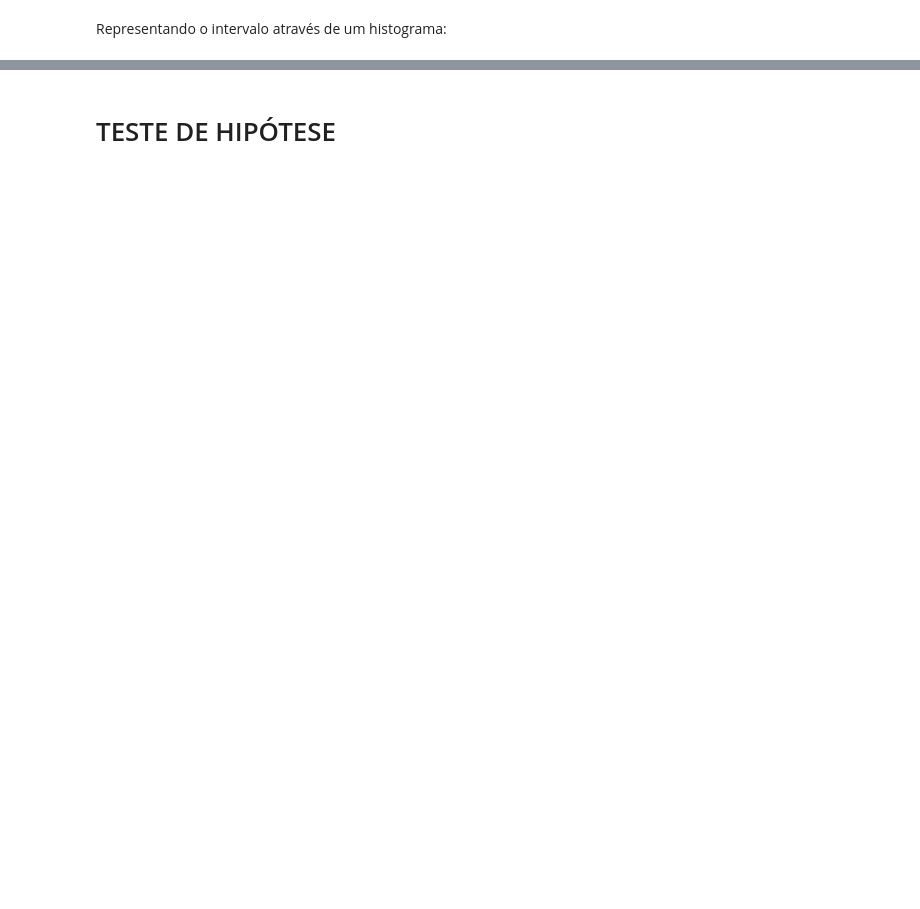
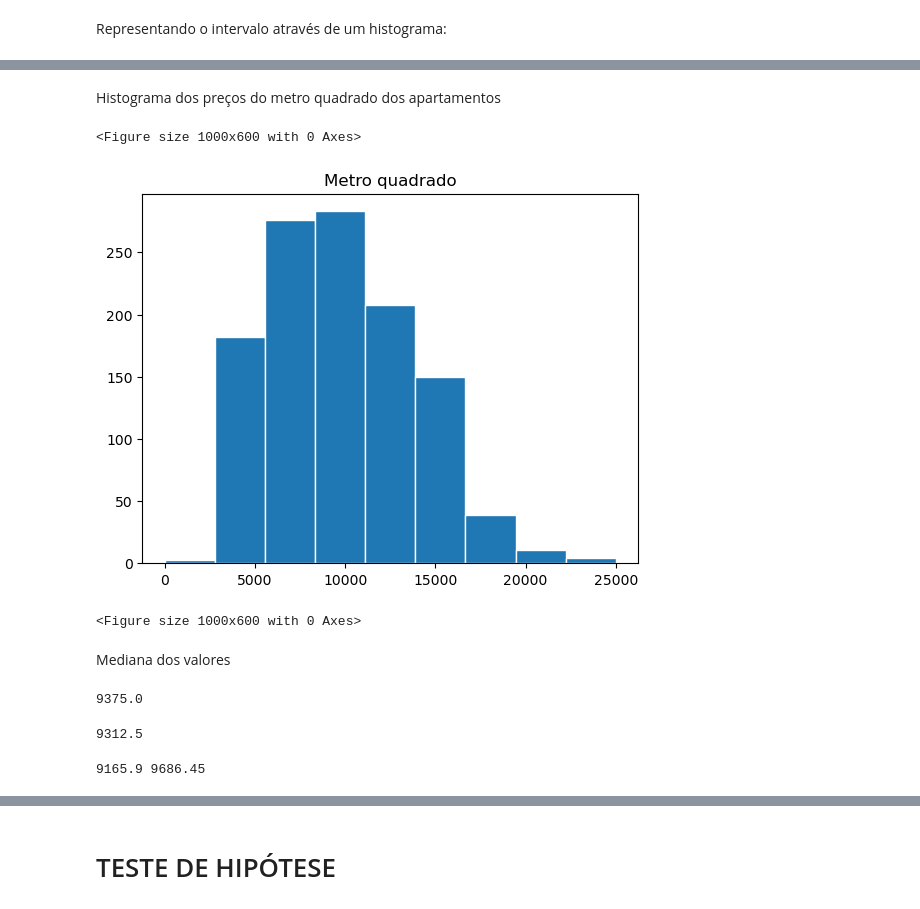
Before and after one commit to arthurlm1234/Estudo-Residencial-BH, a Jupyter notebook: bootstrap.ipynb, the cells around one changed output, grey strips where cells are left out. Saved outputs shown, nothing was run; the diff lists cells and outputs as text; code cells hidden in the pictures; blank space fills up the shorter version.

```diff
--- a/bootstrap.ipynb
+++ b/bootstrap.ipynb
@@ -165,0 +171,4 @@ Chegamos a conclusão, portanto, que, com 95% de confiança, a média do valor d
+# %%
+#Filtrando os imóveis do tipo 'Apartamento'
+dfResidencial = df_com_metro_quadrado[df_com_metro_quadrado['Tipo Imóvel'].isin(['Apartamento'])]
+dfResidencial
@@ -165,0 +189,21 @@ Chegamos a conclusão, portanto, que, com 95% de confiança, a média do valor d
+# %% [markdown]
+Histograma dos preços do metro quadrado dos apartamentos
+# %%
+bin_edges = np.linspace(0, 25000, 10)
+dfResidencial[['Metro quadrado']].hist(bins = bin_edges, grid = False, edgecolor='white')
+plt.figure(figsize=(10, 6))
+# %% [output]
+<Figure size 1000x600 with 0 Axes>
+[figure, added]
+<Figure size 1000x600 with 0 Axes>
+# %% [markdown]
+Mediana dos valores
+# %%
+dfResidencial['Metro quadrado'].median()
+# %% [output]
+9375.0
+# %%
+#calcula a mediana da nova amostra
+one_bootstrap_median(dfResidencial, 'Metro quadrado')
+# %% [output]
+9312.5
@@ -165,0 +216,8 @@ Chegamos a conclusão, portanto, que, com 95% de confiança, a média do valor d
+# %%
+#calcula o intervalo que contém 95% das medianas calculadas acima
+left = np.percentile(bstrap_medians, 2.5)
+right = np.percentile(bstrap_medians, 97.5)
+
+print(round(left,2), round(right,2))
+# %% [output]
+9165.9 9686.45
```
Also changed, not shown: parts of 21 cells of this notebook.
